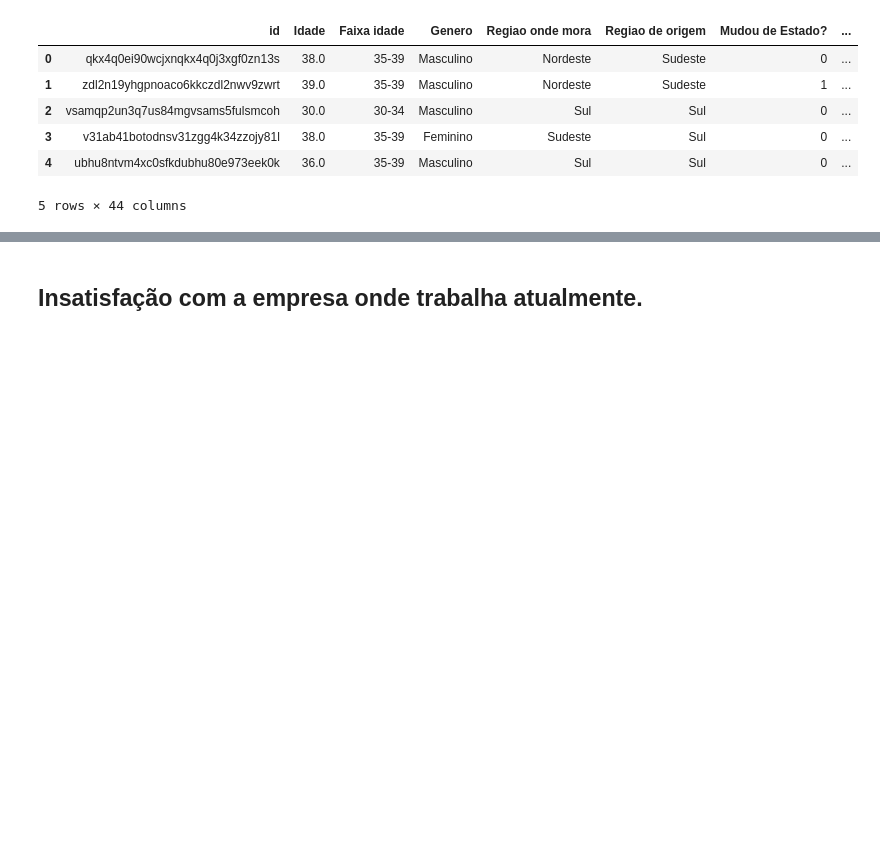
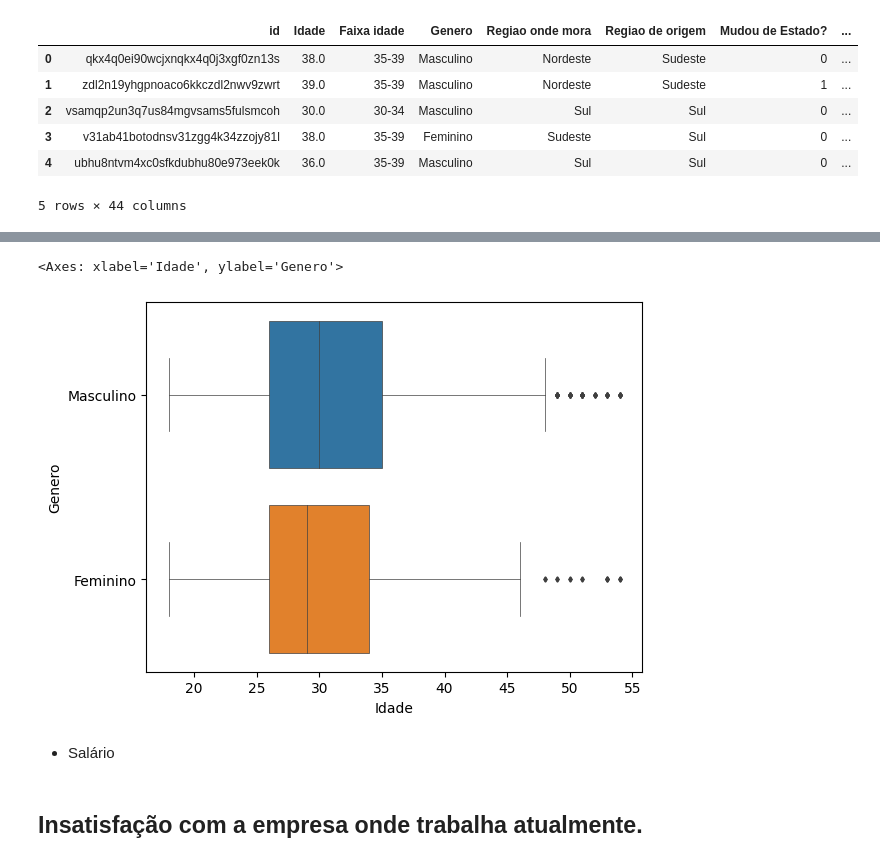
Before and after one commit to MayaraDM/ADA-DS_programming_techiniques_project, a Jupyter notebook: ProjetoV_analise.ipynb, the cells around one changed output, grey strips where cells are left out. Cells and saved outputs as stored; diff of their text form; code cells hidden in the pictures; blank space fills up the shorter version.

```diff
--- a/ProjetoV_analise.ipynb
+++ b/ProjetoV_analise.ipynb
@@ -59,3 +68,13 @@ sns.histplot(df,
+# %%
+sns.boxplot(idade_genero,
+            x='Idade', y='Genero',
+            linewidth = 0.5,
+            fliersize=2.5)
+# %% [output]
+<Axes: xlabel='Idade', ylabel='Genero'>
+[figure, added]
+# %% [markdown]
+- Salário
 # %% [markdown]
 ## Insatisfação com a empresa onde trabalha atualmente.
 # %% [markdown]
```
Also changed, not shown: parts of 6 cells of this notebook.
